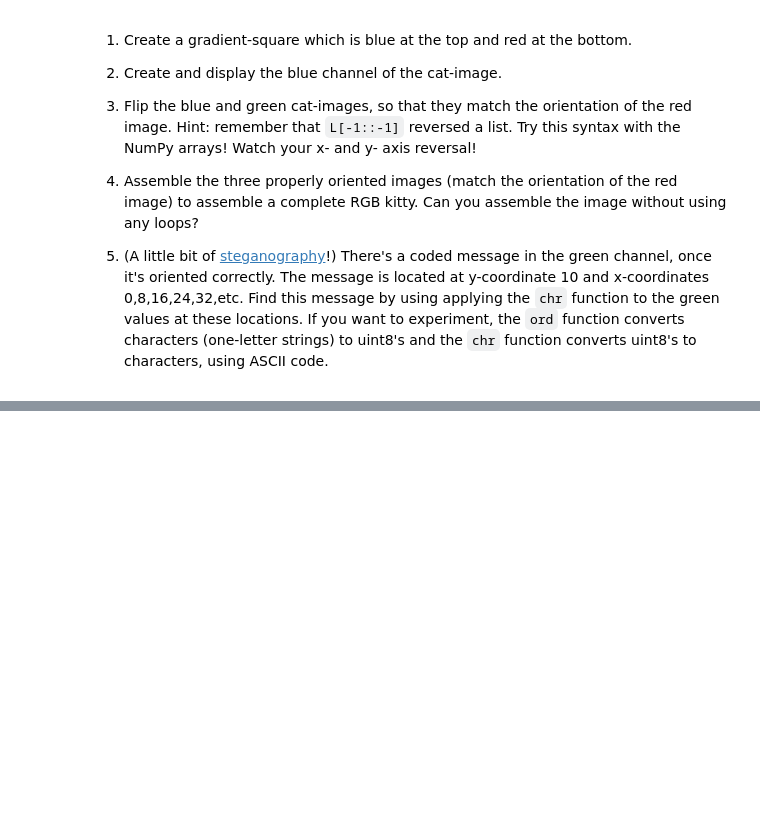
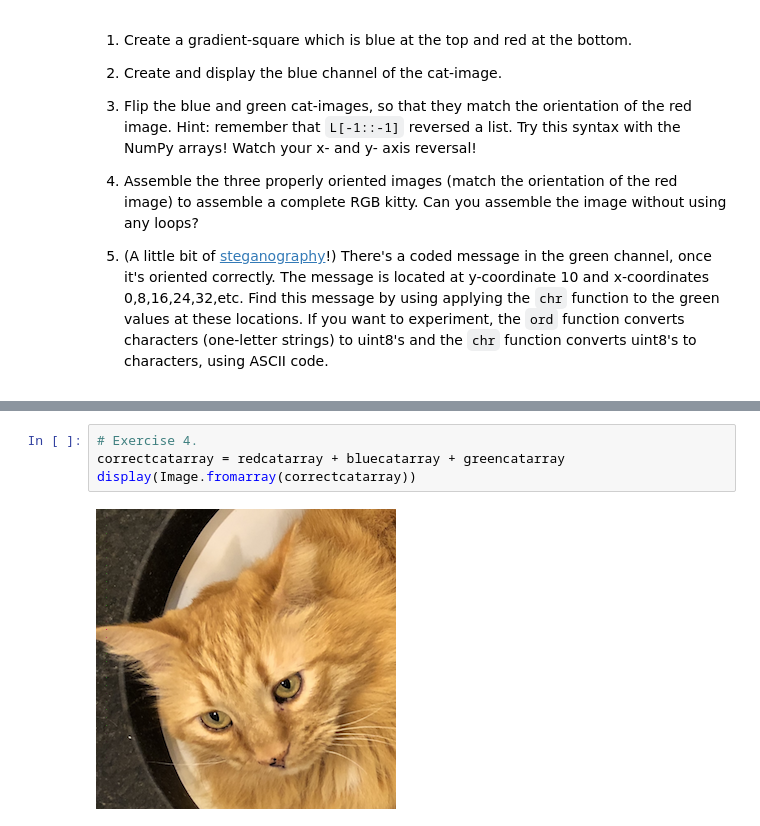
Before and after one commit to jdvallad/Math-152, a Jupyter notebook: P4M_Notebook_4.ipynb, the cells around one changed output, grey strips where cells are left out. Drawn from its saved outputs; the diff is of its cells as text; blank space fills up the shorter version.

```diff
--- a/P4M_Notebook_4.ipynb
+++ b/P4M_Notebook_4.ipynb
@@ -1079,0 +1132,6 @@ Now we see the problem!  Complete the exercises below to fix the image.
+# %%
+# Exercise 4.
+correctcatarray = redcatarray + bluecatarray + greencatarray
+display(Image.fromarray(correctcatarray))
+# %% [output]
+[figure, added]
```
Also changed, not shown: parts of 15 cells of this notebook.
